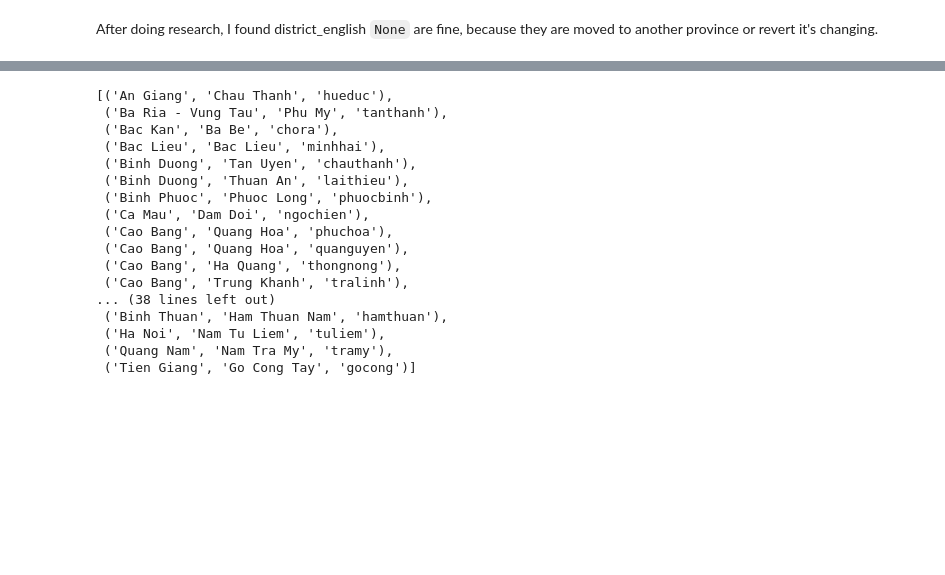
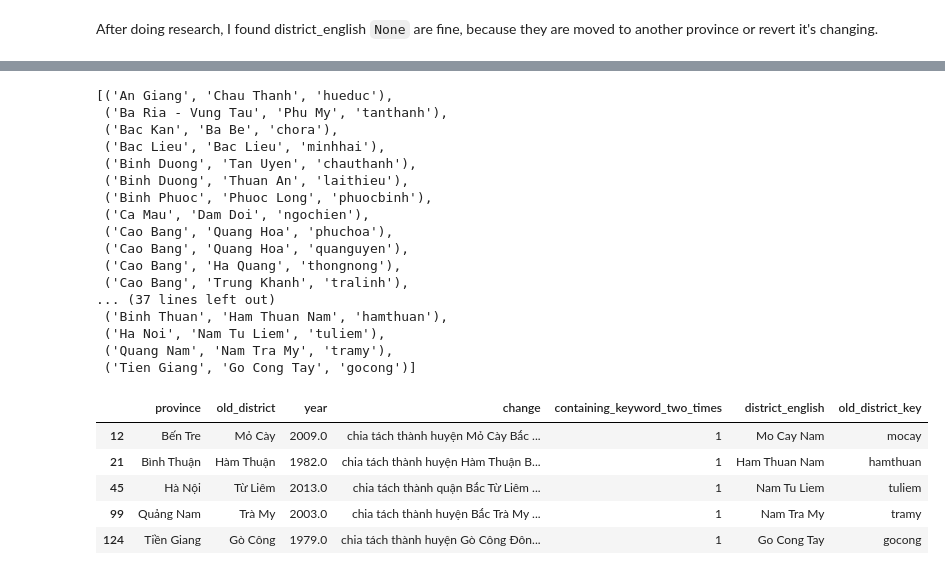
Before and after one commit to tranngocminhhieu/vietnam-administrative-units, a Jupyter notebook: notebook/build_parse_data/sub_1_create_district_alias_keywords.ipynb, the cells around one changed output, grey strips where cells are left out. Drawn from its saved outputs; the diff is of its cells as text; code cells hidden in the pictures; blank space fills up the shorter version.

```diff
--- a/notebook/build_parse_data/sub_1_create_district_alias_keywords.ipynb
+++ b/notebook/build_parse_data/sub_1_create_district_alias_keywords.ipynb
@@ -14,7 +14,7 @@ def check_containing_keyword(district, change):
     else:
         return 0
 # %%
-df = pd.read_csv('../data/input/district_change.csv')
+df = pd.read_csv('../../data/input/district_change.csv')
 # %%
 df
 # %% [output]
@@ -169,8 +178,17 @@ df_all
  ('Cao Bang', 'Quang Hoa', 'quanguyen'),
  ('Cao Bang', 'Ha Quang', 'thongnong'),
  ('Cao Bang', 'Trung Khanh', 'tralinh'),
-... (38 lines left out)
+... (37 lines left out)
  ('Binh Thuan', 'Ham Thuan Nam', 'hamthuan'),
  ('Ha Noi', 'Nam Tu Liem', 'tuliem'),
  ('Quang Nam', 'Nam Tra My', 'tramy'),
  ('Tien Giang', 'Go Cong Tay', 'gocong')]
+# %%
+df_split
+# %% [output]
+|  | province | old_district | year | change | containing_keyword_two_times | district_english | old_district_key |
+| 12 | Bến Tre | Mỏ Cày | 2009.0 | chia tách thành huyện Mỏ Cày Bắc ... | 1 | Mo Cay Nam | mocay |
+| 21 | Bình Thuận | Hàm Thuận | 1982.0 | chia tách thành huyện Hàm Thuận B... | 1 | Ham Thuan Nam | hamthuan |
+| 45 | Hà Nội | Từ Liêm | 2013.0 | chia tách thành quận Bắc Từ Liêm ... | 1 | Nam Tu Liem | tuliem |
+| 99 | Quảng Nam | Trà My | 2003.0 | chia tách thành huyện Bắc Trà My ... | 1 | Nam Tra My | tramy |
+| 124 | Tiền Giang | Gò Công | 1979.0 | chia tách thành huyện Gò Công Đôn... | 1 | Go Cong Tay | gocong |
```
Also changed, not shown: parts of 11 cells of this notebook, 4 other files.
